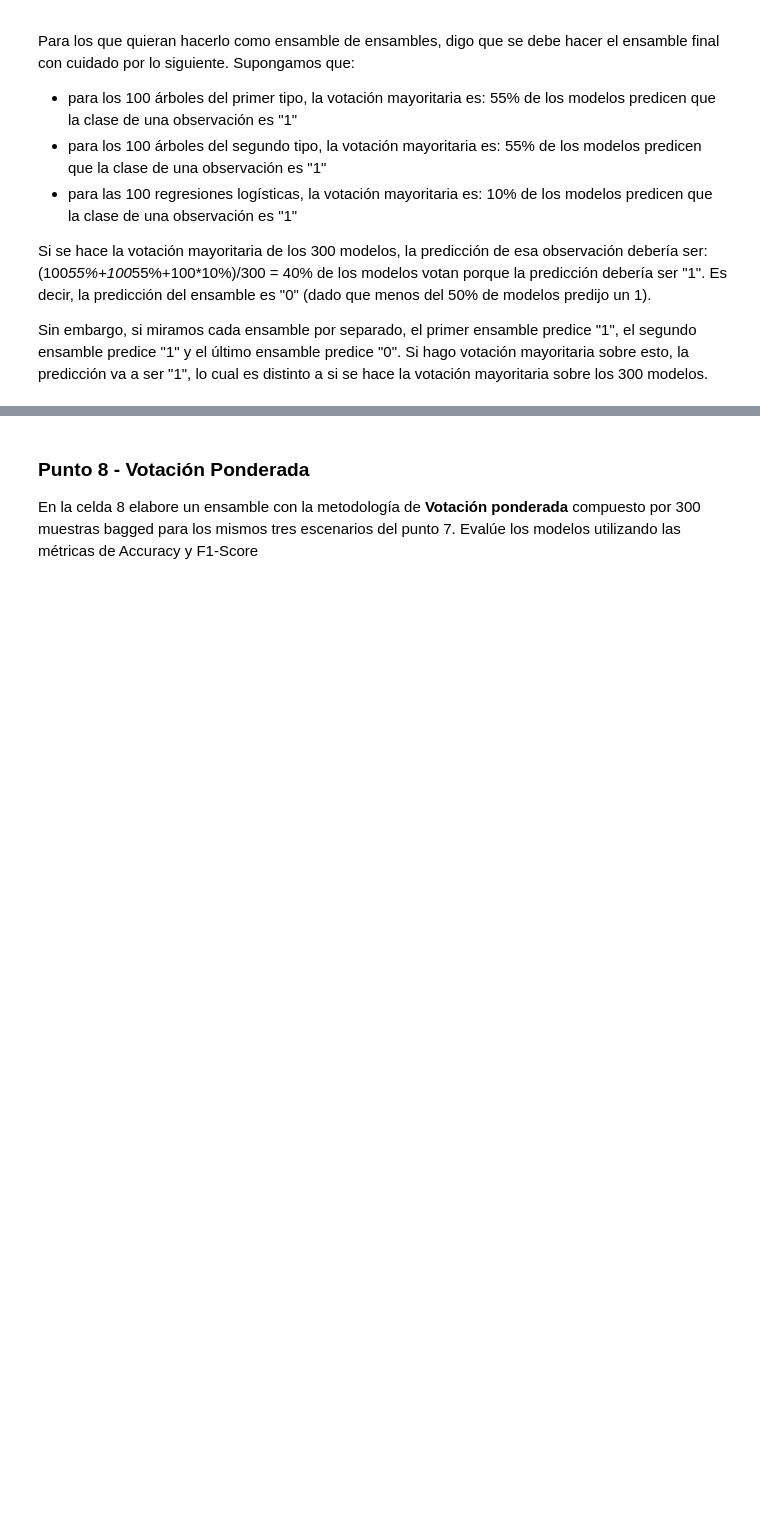
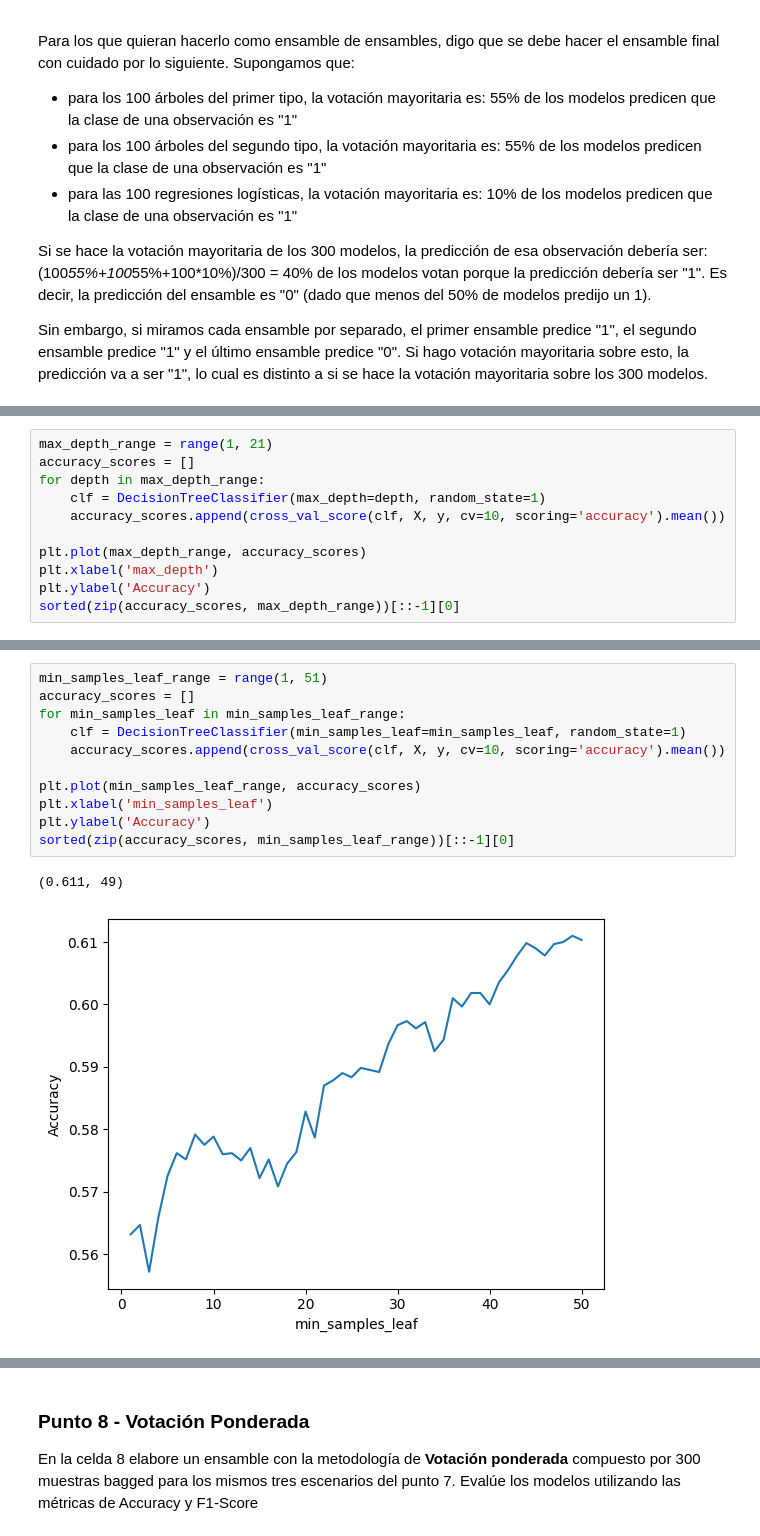
Before and after one commit to Marcocruz88/MIAD_ML_NLP_2026, a Jupyter notebook: Semana 1/S1TC1_arboles_ensamblajes.ipynb, the cells around one changed output, grey strips where cells are left out. Cells and saved outputs as stored; diff of their text form; blank space fills up the shorter version.

```diff
--- a/Semana 1/S1TC1_arboles_ensamblajes.ipynb
+++ b/Semana 1/S1TC1_arboles_ensamblajes.ipynb
@@ -575,0 +574,11 @@ Sin embargo, si miramos cada ensamble por separado, el primer ensamble predice "
+# %%
+max_depth_range = range(1, 21)
+accuracy_scores = []
+for depth in max_depth_range:
+    clf = DecisionTreeClassifier(max_depth=depth, random_state=1)
+    accuracy_scores.append(cross_val_score(clf, X, y, cv=10, scoring='accuracy').mean())
+
+plt.plot(max_depth_range, accuracy_scores)
+plt.xlabel('max_depth')
+plt.ylabel('Accuracy')
+sorted(zip(accuracy_scores, max_depth_range))[::-1][0]
@@ -575,0 +588,14 @@ Sin embargo, si miramos cada ensamble por separado, el primer ensamble predice "
+# %%
+min_samples_leaf_range = range(1, 51)
+accuracy_scores = []
+for min_samples_leaf in min_samples_leaf_range:
+    clf = DecisionTreeClassifier(min_samples_leaf=min_samples_leaf, random_state=1)
+    accuracy_scores.append(cross_val_score(clf, X, y, cv=10, scoring='accuracy').mean())
+
+plt.plot(min_samples_leaf_range, accuracy_scores)
+plt.xlabel('min_samples_leaf')
+plt.ylabel('Accuracy')
+sorted(zip(accuracy_scores, min_samples_leaf_range))[::-1][0]
+# %% [output]
+(0.611, 49)
+[figure, added]
```
Also changed, not shown: parts of 11 cells of this notebook.
